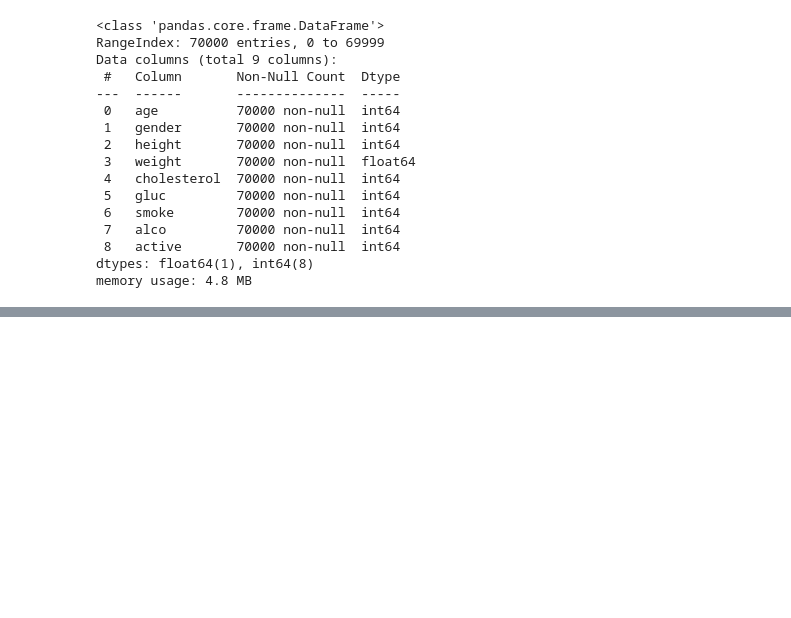
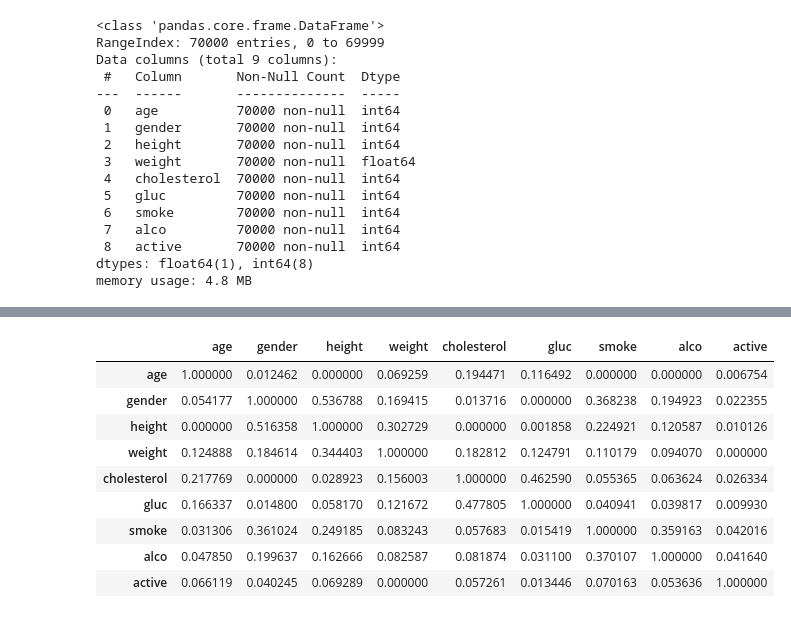
Before and after one commit to rapilap/TUBES_Artificial_Intelligence, a Jupyter notebook: percobaan2.ipynb, the cells around one changed output, grey strips where cells are left out. Saved outputs shown, nothing was run; the diff lists cells and outputs as text; code cells hidden in the pictures; blank space fills up the shorter version.

```diff
--- a/percobaan2.ipynb
+++ b/percobaan2.ipynb
@@ -94,0 +98,3 @@ df1
+# %%
+df = pd.DataFrame(df_korelasi)
+df
@@ -94,0 +112,16 @@ df1
+# %%
+# Normalisasi data height dan weight agar kedua nilai memiliki range yang tidak terlalu jauh. Sehingga, dapat memudahkan peritungan.
+normalisasi = (df - df.min()) / (df.max() - df.min())
+df = normalisasi
+df
+# %% [output]
+|  | age | gender | height | weight | cholesterol | gluc | smoke | alco | active |
+| age | 1.000000 | 0.012462 | 0.000000 | 0.069259 | 0.194471 | 0.116492 | 0.000000 | 0.000000 | 0.006754 |
+| gender | 0.054177 | 1.000000 | 0.536788 | 0.169415 | 0.013716 | 0.000000 | 0.368238 | 0.194923 | 0.022355 |
+| height | 0.000000 | 0.516358 | 1.000000 | 0.302729 | 0.000000 | 0.001858 | 0.224921 | 0.120587 | 0.010126 |
+| weight | 0.124888 | 0.184614 | 0.344403 | 1.000000 | 0.182812 | 0.124791 | 0.110179 | 0.094070 | 0.000000 |
+| cholesterol | 0.217769 | 0.000000 | 0.028923 | 0.156003 | 1.000000 | 0.462590 | 0.055365 | 0.063624 | 0.026334 |
+| gluc | 0.166337 | 0.014800 | 0.058170 | 0.121672 | 0.477805 | 1.000000 | 0.040941 | 0.039817 | 0.009930 |
+| smoke | 0.031306 | 0.361024 | 0.249185 | 0.083243 | 0.057683 | 0.015419 | 1.000000 | 0.359163 | 0.042016 |
+| alco | 0.047850 | 0.199637 | 0.162666 | 0.082587 | 0.081874 | 0.031100 | 0.370107 | 1.000000 | 0.041640 |
+| active | 0.066119 | 0.040245 | 0.069289 | 0.000000 | 0.057261 | 0.013446 | 0.070163 | 0.053636 | 1.000000 |
```
Also changed, not shown: parts of 5 cells of this notebook.
